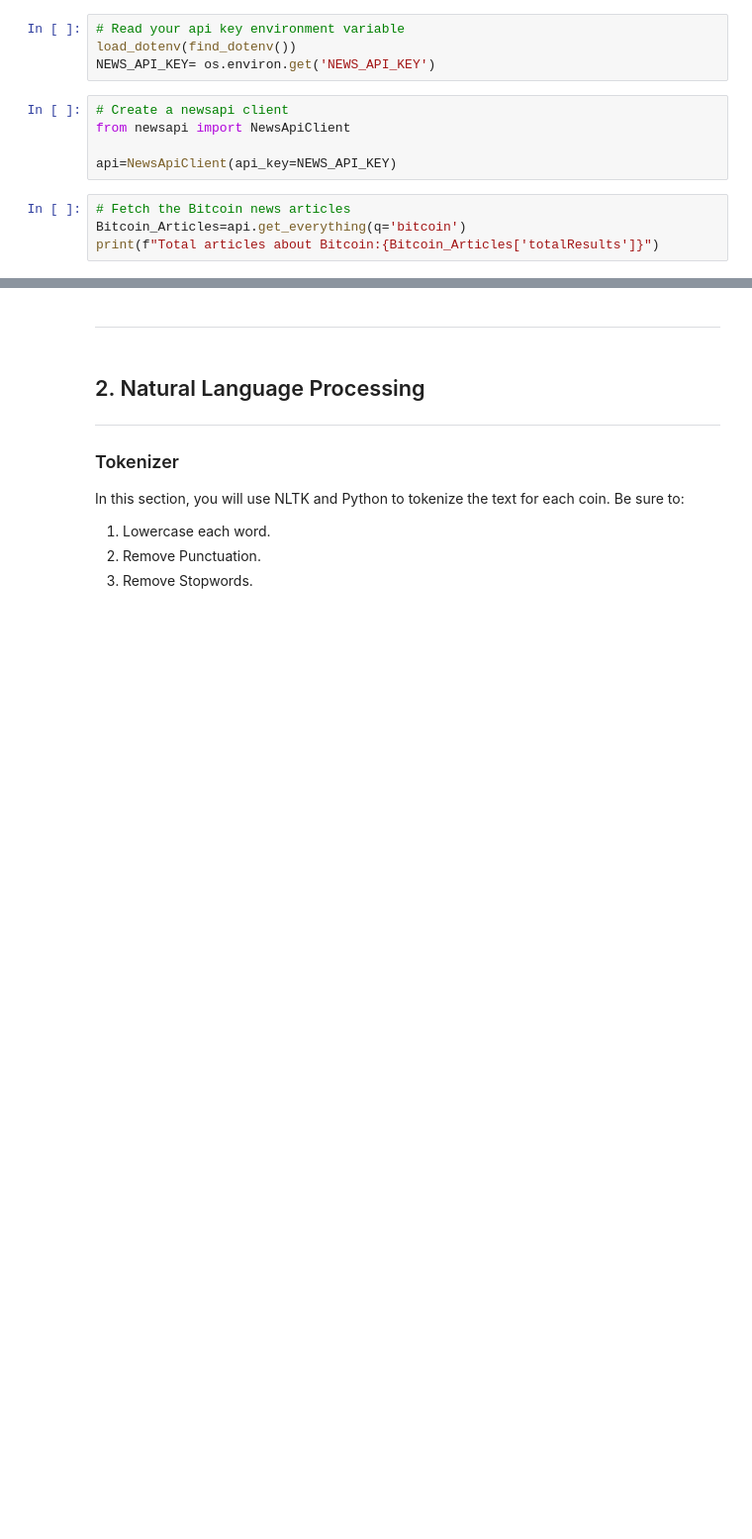
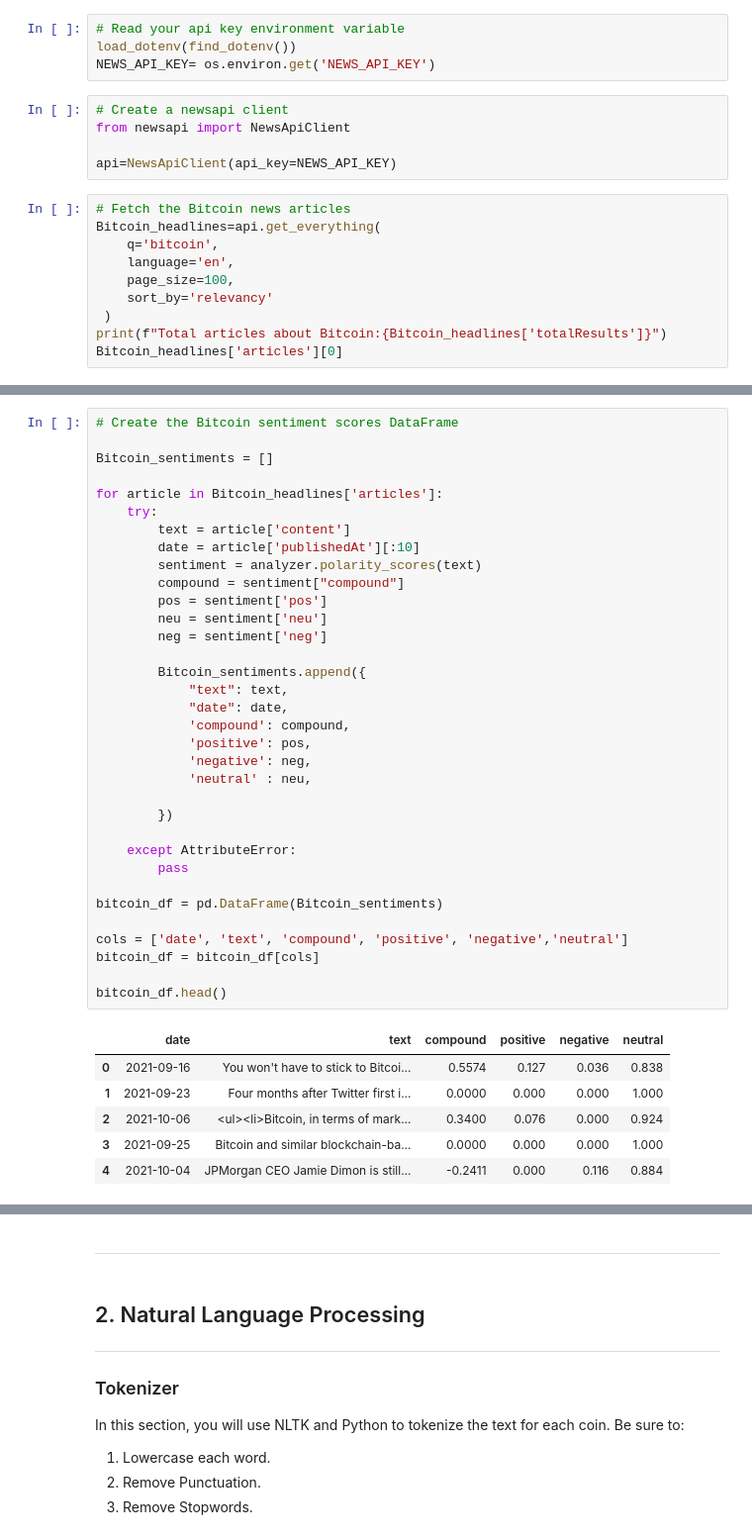
Before and after one commit to InfluxVC/NLP, a Jupyter notebook: crypto_sentiment.ipynb, the cells around one changed output, grey strips where cells are left out. Shown at 99% size. Cells and saved outputs as stored; diff of their text form; blank space fills up the shorter version.

```diff
--- a/crypto_sentiment.ipynb
+++ b/crypto_sentiment.ipynb
@@ -37,6 +38,12 @@ from newsapi import NewsApiClient
 api=NewsApiClient(api_key=NEWS_API_KEY)
 # %%
 # Fetch the Bitcoin news articles
-Bitcoin_Articles=api.get_everything(q='bitcoin')
-print(f"Total articles about Bitcoin:{Bitcoin_Articles['totalResults']}")
+Bitcoin_headlines=api.get_everything(
+    q='bitcoin',
+    language='en',
+    page_size=100,
+    sort_by='relevancy'
+ )
+print(f"Total articles about Bitcoin:{Bitcoin_headlines['totalResults']}")
+Bitcoin_headlines['articles'][0]
 # %% [output]
@@ -71,0 +79,41 @@ Ethereum_df.head()
+# %%
+# Create the Bitcoin sentiment scores DataFrame
+
+Bitcoin_sentiments = []
+
+for article in Bitcoin_headlines['articles']:
+    try:
+        text = article['content']
+        date = article['publishedAt'][:10]
+        sentiment = analyzer.polarity_scores(text)
+        compound = sentiment["compound"]
+        pos = sentiment['pos']
+        neu = sentiment['neu']
+        neg = sentiment['neg']
+
+        Bitcoin_sentiments.append({
+            "text": text,
+            "date": date,
+            'compound': compound,
+            'positive': pos,
+            'negative': neg,
+            'neutral' : neu,
+
+        })
+
+    except AttributeError:
+        pass
+
+bitcoin_df = pd.DataFrame(Bitcoin_sentiments)
+
+cols = ['date', 'text', 'compound', 'positive', 'negative','neutral']
+bitcoin_df = bitcoin_df[cols]
+
+bitcoin_df.head()
+# %% [output]
+|  | date | text | compound | positive | negative | neutral |
+| 0 | 2021-09-16 | You won't have to stick to Bitcoi... | 0.5574 | 0.127 | 0.036 | 0.838 |
+| 1 | 2021-09-23 | Four months after Twitter first i... | 0.0000 | 0.000 | 0.000 | 1.000 |
+| 2 | 2021-10-06 | <ul><li>Bitcoin, in terms of mark... | 0.3400 | 0.076 | 0.000 | 0.924 |
+| 3 | 2021-09-25 | Bitcoin and similar blockchain-ba... | 0.0000 | 0.000 | 0.000 | 1.000 |
+| 4 | 2021-10-04 | JPMorgan CEO Jamie Dimon is still... | -0.2411 | 0.000 | 0.116 | 0.884 |
```
Also changed, not shown: parts of 20 cells of this notebook.
